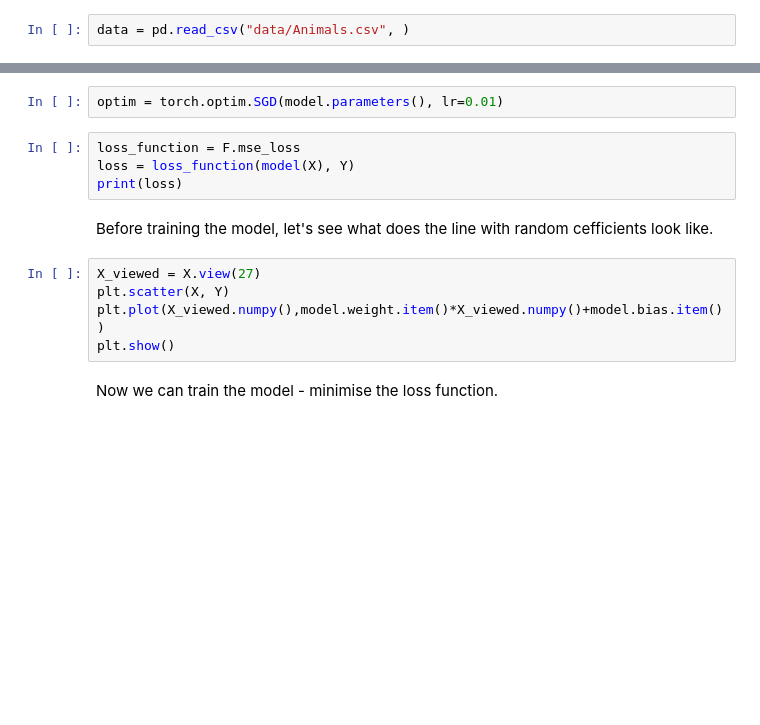
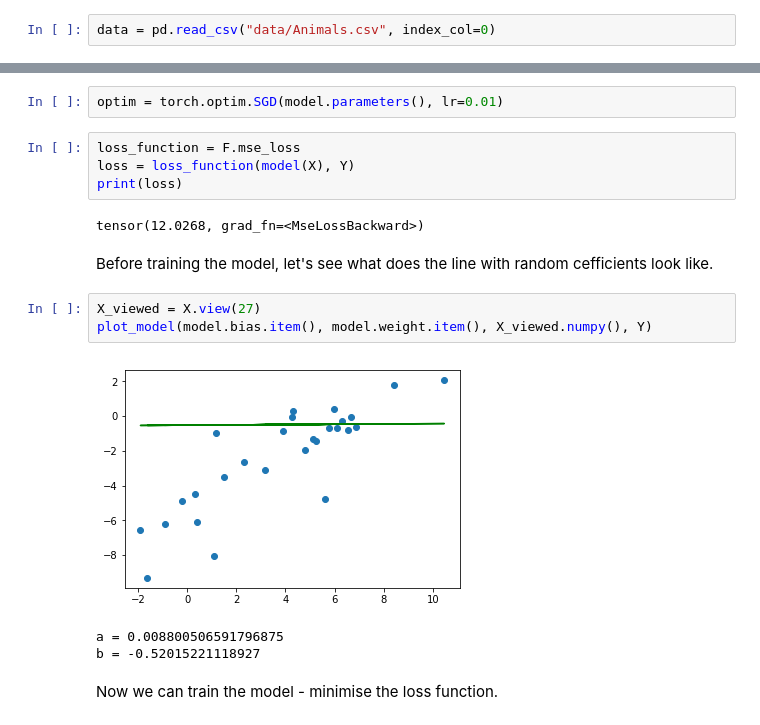
Before and after one commit to stared/thinking-in-tensors-writing-in-pytorch, a Jupyter notebook: 1. Linear regression.ipynb, the cells around one changed output, grey strips where cells are left out. Cells and saved outputs as stored; diff of their text form; blank space fills up the shorter version.

```diff
--- a/1. Linear regression.ipynb
+++ b/1. Linear regression.ipynb
@@ -13,5 +29,5 @@ from livelossplot import PlotLosses
 # %%
-data = pd.read_csv("data/Animals.csv", )
+data = pd.read_csv("data/Animals.csv", index_col=0)
 # %% [markdown]
 #### Have you ever wondered what is the relation between brain and body weights among various animal species?
 We will try to find a solution to this problem.
@@ -156,13 +245,17 @@ optim = torch.optim.SGD(model.parameters(), lr=0.01)
 loss_function = F.mse_loss
 loss = loss_function(model(X), Y)
 print(loss)
+# %% [output]
+tensor(12.0268, grad_fn=<MseLossBackward>)
 # %% [markdown]
 Before training the model, let's see what does the line with random cefficients look like.
 # %%
 X_viewed = X.view(27)
-plt.scatter(X, Y)
-plt.plot(X_viewed.numpy(),model.weight.item()*X_viewed.numpy()+model.bias.item())
-plt.show()
+plot_model(model.bias.item(), model.weight.item(), X_viewed.numpy(), Y)
+# %% [output]
+[figure, added]
+a = 0.008800506591796875
+b = -0.52015221118927
 # %% [markdown]
 Now we can train the model - minimise the loss function.
 # %%
```
Also changed, not shown: parts of 34 cells of this notebook, 1 other file.
